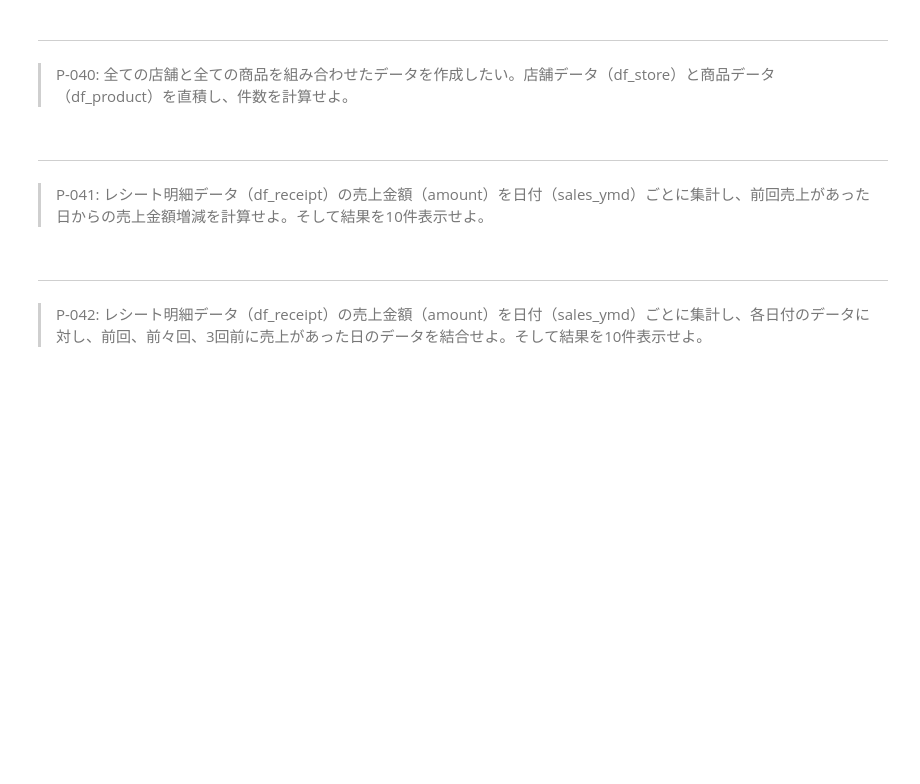
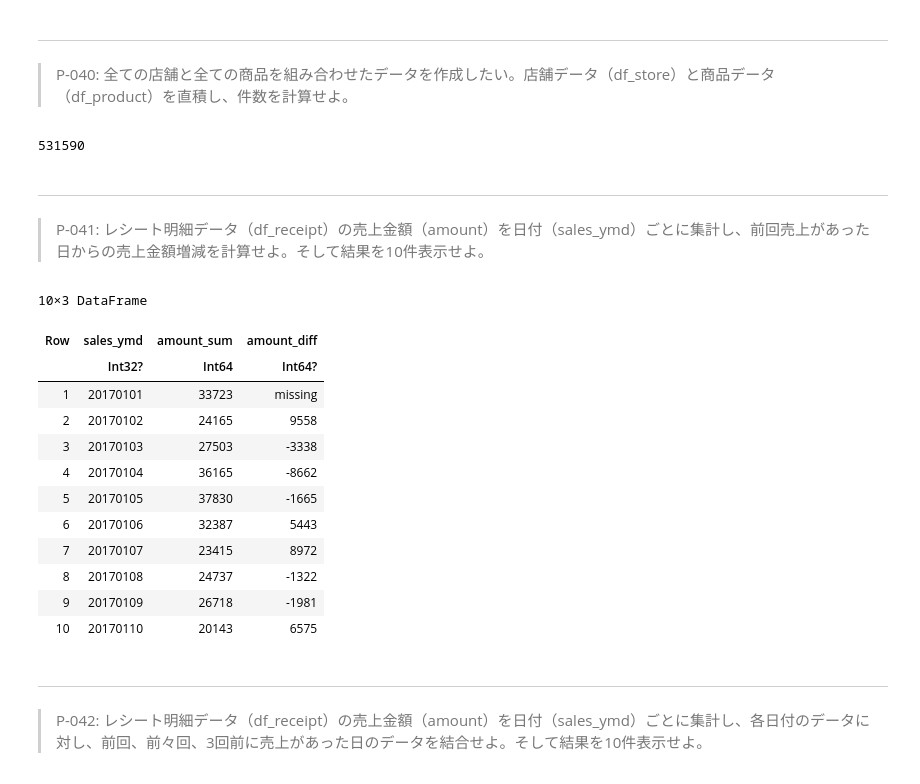
Before and after one commit to kuru-to/100knocks-preprocess, a Jupyter notebook: docker/work/preprocess_knock_Julia.ipynb, the cells around one changed output. Drawn from its saved outputs; the diff is of its cells as text; code cells hidden in the pictures; blank space fills up the shorter version.

```diff
--- a/docker/work/preprocess_knock_Julia.ipynb
+++ b/docker/work/preprocess_knock_Julia.ipynb
@@ -959,9 +972,34 @@ outerjoin(df_receipt_top_20_seles_days, df_receipt_top_20_customer, on=:customer
 # %% [markdown]
 ---
 > P-040: 全ての店舗と全ての商品を組み合わせたデータを作成したい。店舗データ（df_store）と商品データ（df_product）を直積し、件数を計算せよ。
+# %%
+nrow(df_store) * nrow(df_product)
+# %% [output]
+531590
 # %% [markdown]
 ---
 > P-041: レシート明細データ（df_receipt）の売上金額（amount）を日付（sales_ymd）ごとに集計し、前回売上があった日からの売上金額増減を計算せよ。そして結果を10件表示せよ。
+# %%
+df_amount_by_date = @chain df_receipt begin
+    groupby(:sales_ymd)
+    combine(:amount => sum)
+    @transform(:amount_diff = lag(:amount_sum) .- :amount_sum)
+    first(10)
+end
+# %% [output]
+10×3 DataFrame
+| Row | sales_ymd | amount_sum | amount_diff |
+|  | Int32? | Int64 | Int64? |
+| 1 | 20170101 | 33723 | missing |
+| 2 | 20170102 | 24165 | 9558 |
+| 3 | 20170103 | 27503 | -3338 |
+| 4 | 20170104 | 36165 | -8662 |
+| 5 | 20170105 | 37830 | -1665 |
+| 6 | 20170106 | 32387 | 5443 |
+| 7 | 20170107 | 23415 | 8972 |
+| 8 | 20170108 | 24737 | -1322 |
+| 9 | 20170109 | 26718 | -1981 |
+| 10 | 20170110 | 20143 | 6575 |
 # %% [markdown]
 ---
 > P-042: レシート明細データ（df_receipt）の売上金額（amount）を日付（sales_ymd）ごとに集計し、各日付のデータに対し、前回、前々回、3回前に売上があった日のデータを結合せよ。そして結果を10件表示せよ。
```
Also changed, not shown: parts of 8 cells of this notebook.
